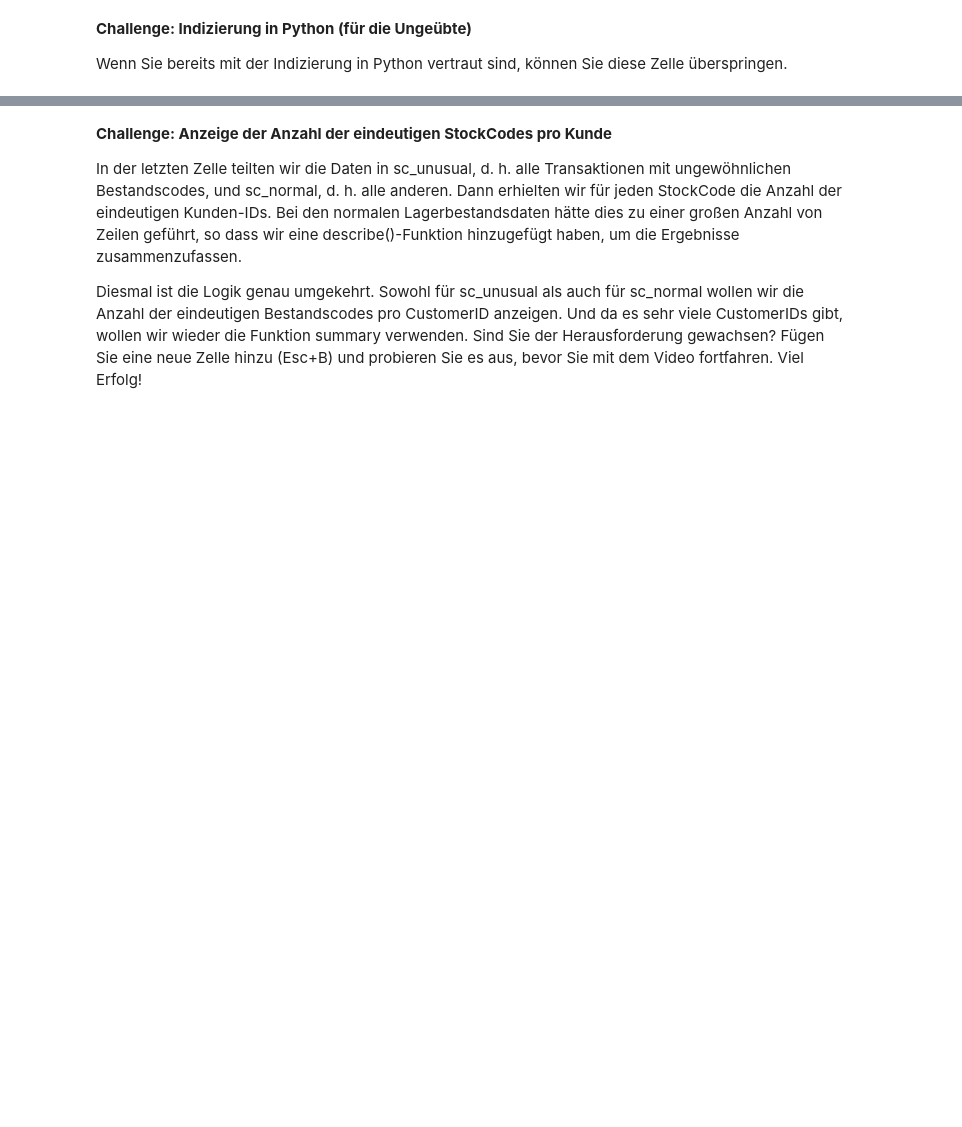
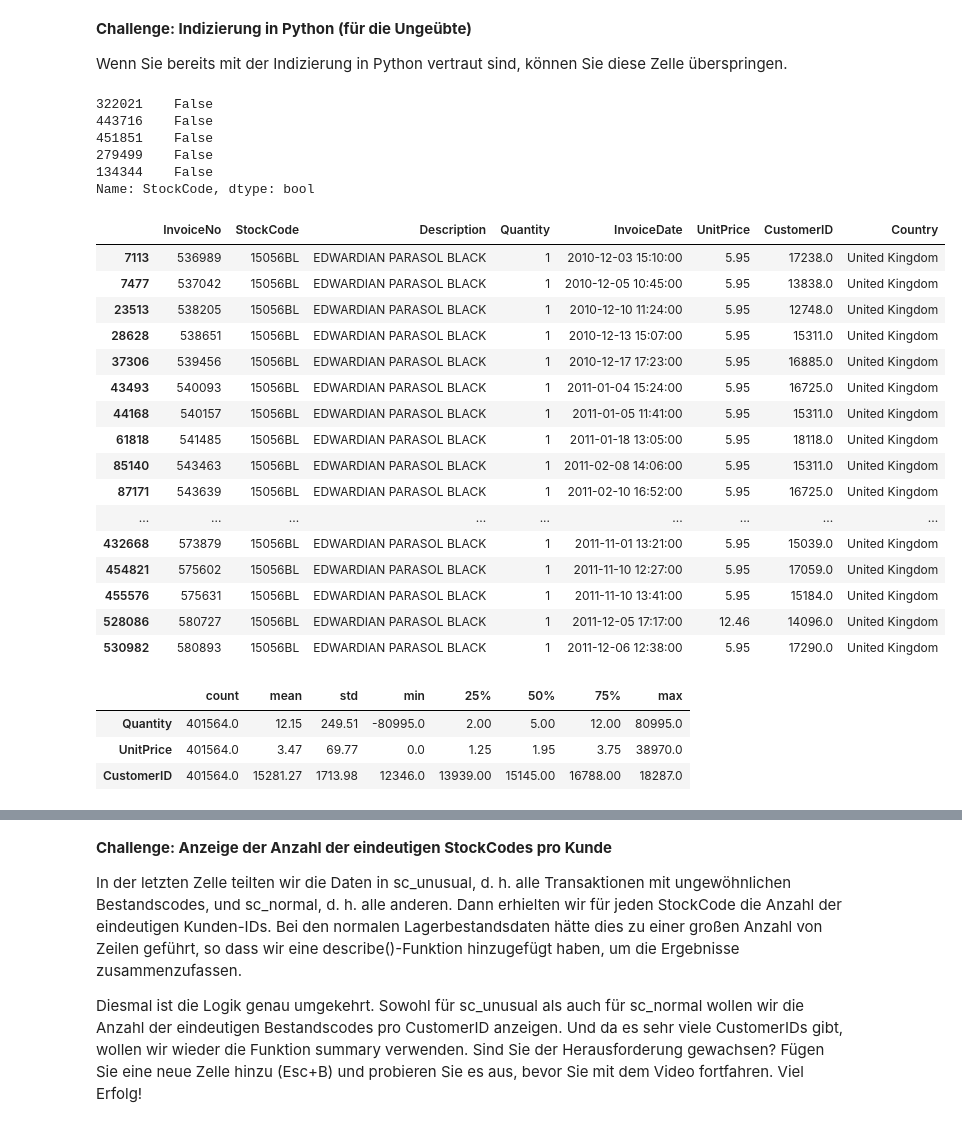
Before and after one commit to asw-analytics/LiL_Kurs, a Jupyter notebook: Customer_Segmentation.ipynb, the cells around one changed output, grey strips where cells are left out. Drawn from its saved outputs; the diff is of its cells as text; code cells hidden in the pictures; blank space fills up the shorter version.

```diff
--- a/Customer_Segmentation.ipynb
+++ b/Customer_Segmentation.ipynb
@@ -435,6 +451,14 @@ Wenn Sie bereits mit der Indizierung in Python vertraut sind, können Sie diese
 # If you run into an IndexError while experimenting, perfect! That means you're doing it right.
 # But errors are ugly, so when you're finished, you can clear your output by clicking this cell
 # and selecting from the top menu Cell > Current Outputs > Clear)
+df_data.StockCode.str.isalpha().sample(5)
+# %% [output]
+322021    False
+443716    False
+451851    False
+279499    False
+134344    False
+Name: StockCode, dtype: bool
 # %%
 # Challenge: Python indexing for the unfamiliar - solution:
 # If you have a 5 letter string, what's the highest index you can use? --> 4
@@ -447,9 +471,34 @@ Wenn Sie bereits mit der Indizierung in Python vertraut sind, können Sie diese
 # --> '123abc'[10] --> IndexError: string index out of range
 # %%
 # Display the data for a specific StockCode of interest
-df_data.query("StockCode == '15056BL'")
+df_data.query("StockCode == '15056BL' & Country == 'United Kingdom' & Quantity == 1")
 # Alternativ:
 # df_data[df_data.StockCode == '15056BL']
+# %% [output]
+|  | InvoiceNo | StockCode | Description | Quantity | InvoiceDate | UnitPrice | CustomerID | Country |
+| 7113 | 536989 | 15056BL | EDWARDIAN PARASOL BLACK | 1 | 2010-12-03 15:10:00 | 5.95 | 17238.0 | United Kingdom |
+| 7477 | 537042 | 15056BL | EDWARDIAN PARASOL BLACK | 1 | 2010-12-05 10:45:00 | 5.95 | 13838.0 | United Kingdom |
+| 23513 | 538205 | 15056BL | EDWARDIAN PARASOL BLACK | 1 | 2010-12-10 11:24:00 | 5.95 | 12748.0 | United Kingdom |
+| 28628 | 538651 | 15056BL | EDWARDIAN PARASOL BLACK | 1 | 2010-12-13 15:07:00 | 5.95 | 15311.0 | United Kingdom |
+| 37306 | 539456 | 15056BL | EDWARDIAN PARASOL BLACK | 1 | 2010-12-17 17:23:00 | 5.95 | 16885.0 | United Kingdom |
+| 43493 | 540093 | 15056BL | EDWARDIAN PARASOL BLACK | 1 | 2011-01-04 15:24:00 | 5.95 | 16725.0 | United Kingdom |
+| 44168 | 540157 | 15056BL | EDWARDIAN PARASOL BLACK | 1 | 2011-01-05 11:41:00 | 5.95 | 15311.0 | United Kingdom |
+| 61818 | 541485 | 15056BL | EDWARDIAN PARASOL BLACK | 1 | 2011-01-18 13:05:00 | 5.95 | 18118.0 | United Kingdom |
+| 85140 | 543463 | 15056BL | EDWARDIAN PARASOL BLACK | 1 | 2011-02-08 14:06:00 | 5.95 | 15311.0 | United Kingdom |
+| 87171 | 543639 | 15056BL | EDWARDIAN PARASOL BLACK | 1 | 2011-02-10 16:52:00 | 5.95 | 16725.0 | United Kingdom |
+| ... | ... | ... | ... | ... | ... | ... | ... | ... |
+| 432668 | 573879 | 15056BL | EDWARDIAN PARASOL BLACK | 1 | 2011-11-01 13:21:00 | 5.95 | 15039.0 | United Kingdom |
+| 454821 | 575602 | 15056BL | EDWARDIAN PARASOL BLACK | 1 | 2011-11-10 12:27:00 | 5.95 | 17059.0 | United Kingdom |
+| 455576 | 575631 | 15056BL | EDWARDIAN PARASOL BLACK | 1 | 2011-11-10 13:41:00 | 5.95 | 15184.0 | United Kingdom |
+| 528086 | 580727 | 15056BL | EDWARDIAN PARASOL BLACK | 1 | 2011-12-05 17:17:00 | 12.46 | 14096.0 | United Kingdom |
+| 530982 | 580893 | 15056BL | EDWARDIAN PARASOL BLACK | 1 | 2011-12-06 12:38:00 | 5.95 | 17290.0 | United Kingdom |
+# %%
+df_data.describe().round(2).T
+# %% [output]
+|  | count | mean | std | min | 25% | 50% | 75% | max |
+| Quantity | 401564.0 | 12.15 | 249.51 | -80995.0 | 2.00 | 5.00 | 12.00 | 80995.0 |
+| UnitPrice | 401564.0 | 3.47 | 69.77 | 0.0 | 1.25 | 1.95 | 3.75 | 38970.0 |
+| CustomerID | 401564.0 | 15281.27 | 1713.98 | 12346.0 | 13939.00 | 15145.00 | 16788.00 | 18287.0 |
 # %%
 # Describe the UnitPrice distribution for the unusual stock codes
 unusual_codes = ['POST', 'D', 'C2', 'M', 'BANK CHARGES', 'PADS', 'DOT']
```
Also changed, not shown: parts of 19 cells of this notebook.
